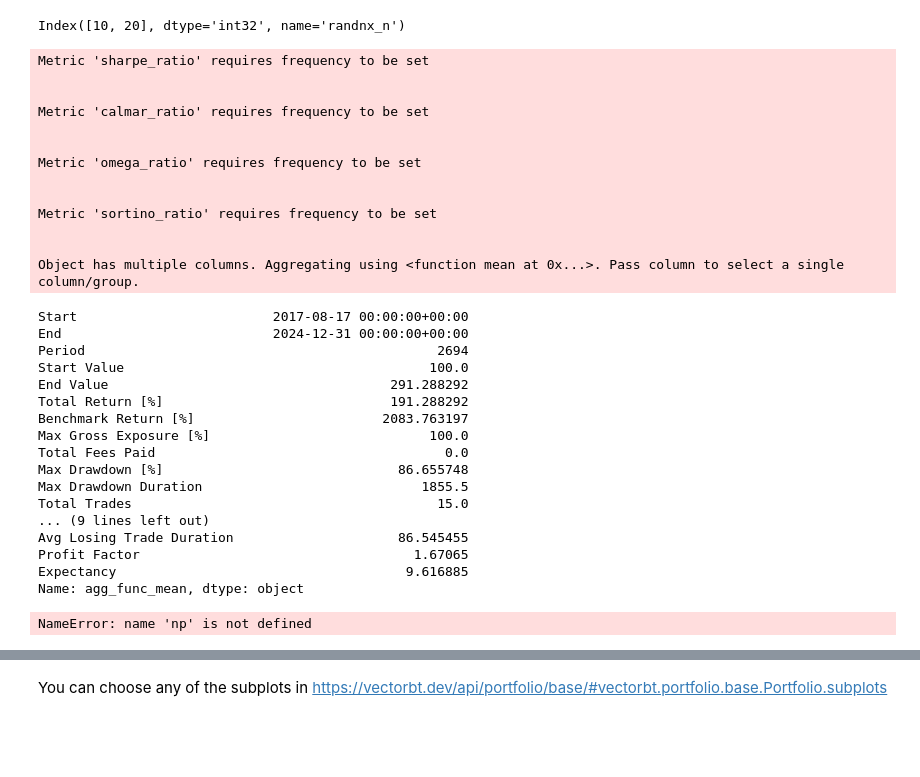
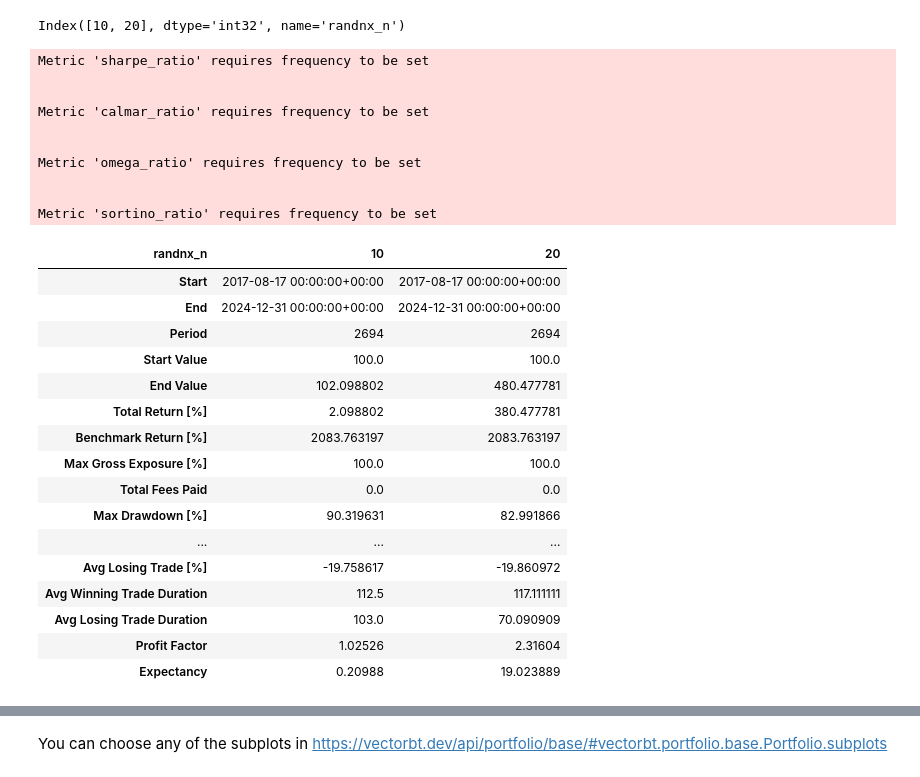
Before and after one commit to tomlupo/vectorbt_tools, a Jupyter notebook: examples/backtesting_analysis.ipynb, the cells around one changed output, grey strips where cells are left out. Cells and saved outputs as stored; diff of their text form; code cells hidden in the pictures; blank space fills up the shorter version.

```diff
--- a/examples/backtesting_analysis.ipynb
+++ b/examples/backtesting_analysis.ipynb
@@ -205,35 +205,32 @@ pf.wrapper.columns
 # %% [output]
 Index([10, 20], dtype='int32', name='randnx_n')
 # %%
-pf.stats()
+pf.stats(agg_func=None).T
 # %% [output]
 Metric 'sharpe_ratio' requires frequency to be set
 
 
 Metric 'calmar_ratio' requires frequency to be set
 
 
 Metric 'omega_ratio' requires frequency to be set
 
 
 Metric 'sortino_ratio' requires frequency to be set
-
-
-Object has multiple columns. Aggregating using <function mean at 0x...>. Pass column to select a single column/group.
-Start                         2017-08-17 00:00:00+00:00
-End                           2024-12-31 00:00:00+00:00
-Period                                             2694
-Start Value                                       100.0
-End Value                                    291.288292
-Total Return [%]                             191.288292
-Benchmark Return [%]                        2083.763197
-Max Gross Exposure [%]                            100.0
-Total Fees Paid                                     0.0
-Max Drawdown [%]                              86.655748
-Max Drawdown Duration                            1855.5
-Total Trades                                       15.0
-... (9 lines left out)
-Avg Losing Trade Duration                     86.545455
-Profit Factor                                   1.67065
-Expectancy                                     9.616885
-Name: agg_func_mean, dtype: object
+| randnx_n | 10 | 20 |
+| Start | 2017-08-17 00:00:00+00:00 | 2017-08-17 00:00:00+00:00 |
+| End | 2024-12-31 00:00:00+00:00 | 2024-12-31 00:00:00+00:00 |
+| Period | 2694 | 2694 |
+| Start Value | 100.0 | 100.0 |
+| End Value | 102.098802 | 480.477781 |
+| Total Return [%] | 2.098802 | 380.477781 |
+| Benchmark Return [%] | 2083.763197 | 2083.763197 |
+| Max Gross Exposure [%] | 100.0 | 100.0 |
+| Total Fees Paid | 0.0 | 0.0 |
+| Max Drawdown [%] | 90.319631 | 82.991866 |
+| ... | ... | ... |
+| Avg Losing Trade [%] | -19.758617 | -19.860972 |
+| Avg Winning Trade Duration | 112.5 | 117.111111 |
+| Avg Losing Trade Duration | 103.0 | 70.090909 |
+| Profit Factor | 1.02526 | 2.31604 |
+| Expectancy | 0.20988 | 19.023889 |
@@ -242,31 +236,0 @@ pf.plot(subplots=['cash', 'value'],column=0).show()
-# %%
-import numpy as np
-def plot_allocation(rb_pf):
-    # Plot weights development of the portfolio
-    rb_asset_value = rb_pf.asset_value(group_by=False)
-    rb_value = rb_pf.value()
-    rb_idxs = np.flatnonzero((rb_pf.asset_flow() != 0).any(axis=1))
-    rb_dates = rb_pf.wrapper.index[rb_idxs]
-    fig = (rb_asset_value.vbt / rb_value).vbt.plot(
-        trace_names=symbols,
-        trace_kwargs=dict(
-            stackgroup='one'
-        )
-    )
-    for rb_date in rb_dates:
-        fig.add_shape(
-            dict(
-                xref='x',
-                yref='paper',
-                x0=rb_date,
-                x1=rb_date,
-                y0=0,
-                y1=1,
-                line_color=fig.layout.template.layout.plot_bgcolor
-            )
-        )
-    fig.show()
-
-plot_allocation(pf)
-# %% [output]
-NameError: name 'np' is not defined
```
Also changed, not shown: parts of 6 cells of this notebook, 1 other file.
